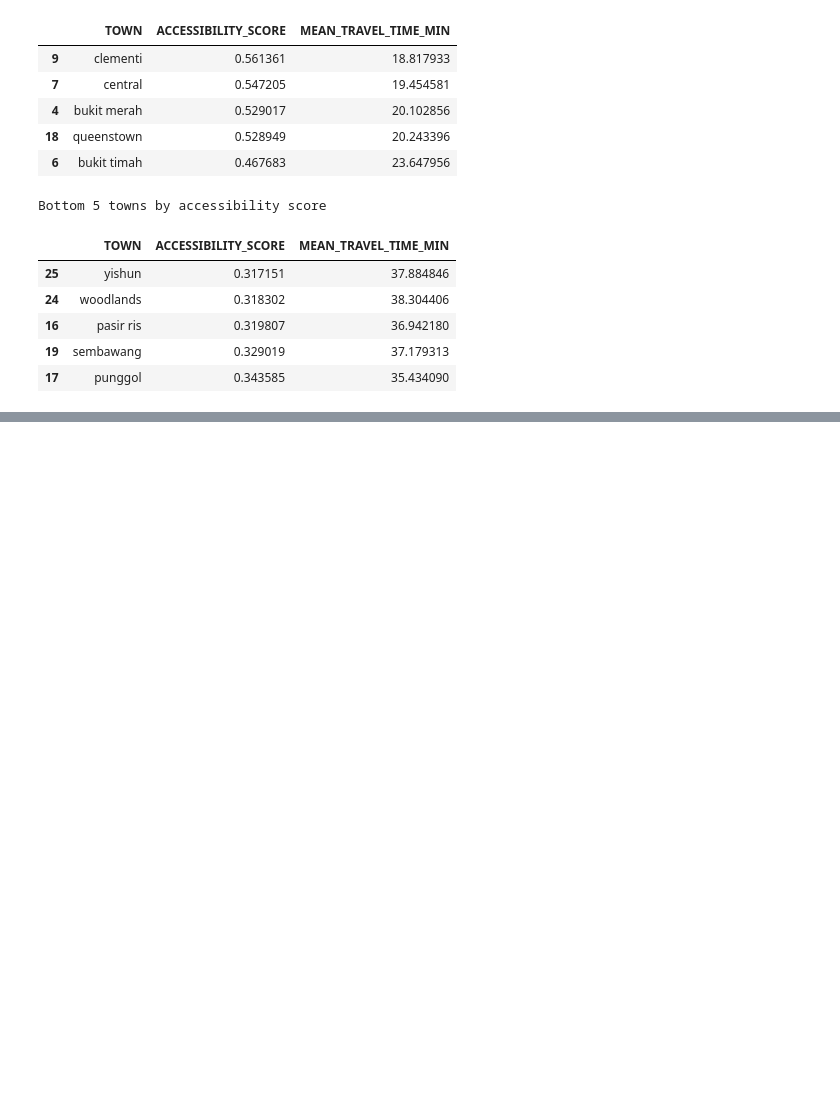
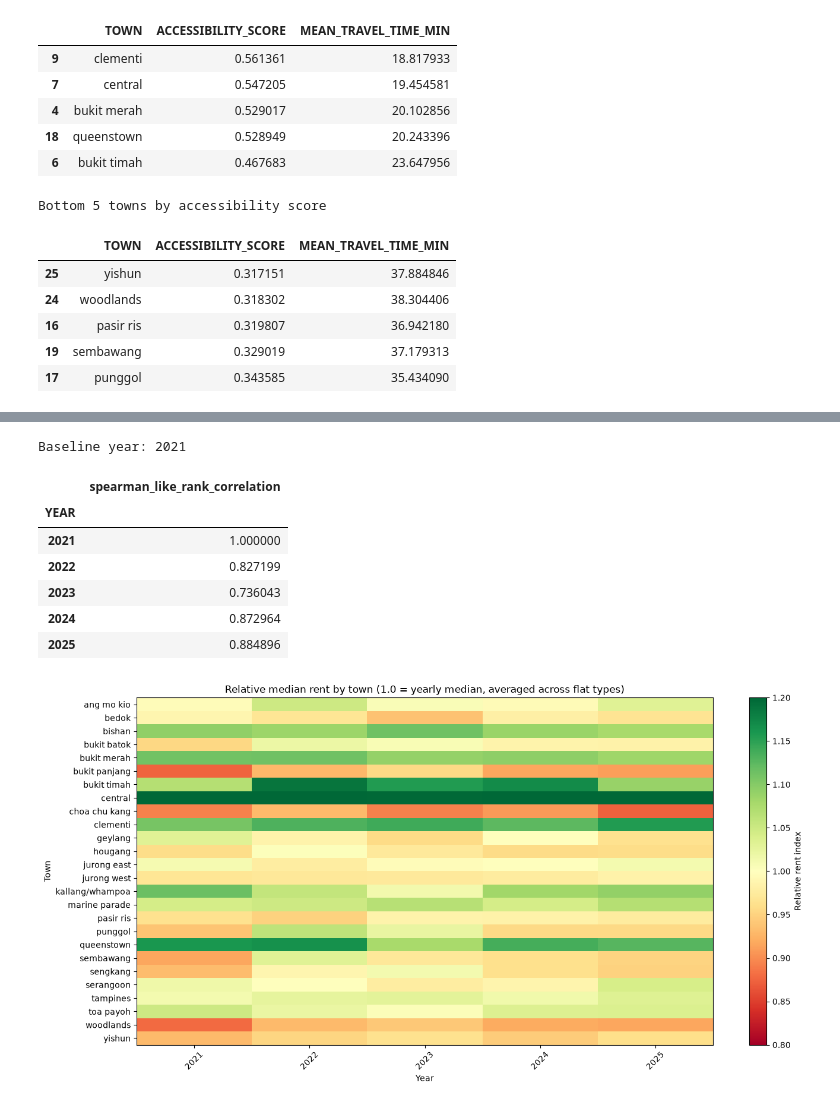
Before and after one commit to elijahkzy/CS5228-project, a Jupyter notebook: final_report/00_data_collection/01_data_viz.ipynb, the cells around one changed output, grey strips where cells are left out. Cells and saved outputs as stored; diff of their text form; code cells hidden in the pictures; blank space fills up the shorter version.

```diff
--- a/final_report/00_data_collection/01_data_viz.ipynb
+++ b/final_report/00_data_collection/01_data_viz.ipynb
@@ -475,0 +525,54 @@ Bottom 5 towns by accessibility score
+# %%
+# Check whether town rent rankings remain relatively stable across years, within flat type.
+rent_check = df.copy()
+rent_check['YEAR'] = pd.to_datetime(rent_check['RENT_APPROVAL_DATE'], errors='coerce').dt.year
+rent_check['MONTHLY_RENT'] = pd.to_numeric(rent_check['MONTHLY_RENT'], errors='coerce')
+rent_check = rent_check.dropna(subset=['YEAR', 'TOWN', 'FLAT_TYPE', 'MONTHLY_RENT'])
+
+town_year = (rent_check.groupby(['YEAR', 'FLAT_TYPE', 'TOWN'])['MONTHLY_RENT']
+             .median().rename('median_rent').reset_index())
+town_year['town_rank'] = (town_year.groupby(['YEAR', 'FLAT_TYPE'])['median_rent']
+                          .rank(ascending=False, method='average'))
+
+years = sorted(town_year['YEAR'].unique())
+baseline_year = years[0]
+baseline = town_year[town_year['YEAR'] == baseline_year]
+rank_check = town_year.merge(
+    baseline[['FLAT_TYPE', 'TOWN', 'town_rank']],
+    on=['FLAT_TYPE', 'TOWN'], suffixes=('', '_baseline')
+)
+rank_check['rank_change'] = rank_check['town_rank'] - rank_check['town_rank_baseline']
+
+stability = (rank_check.groupby('YEAR')
+            .apply(lambda g: g[['town_rank', 'town_rank_baseline']].corr().iloc[0, 1],
+                   include_groups=False)
+            .rename('spearman_like_rank_correlation'))
+print(f'Baseline year: {baseline_year}')
+display(stability.to_frame())
+
+relative_index = (town_year.assign(
+    market_median=town_year.groupby(['YEAR', 'FLAT_TYPE'])['median_rent'].transform('median')
+)).assign(relative_rent_index=lambda x: x['median_rent'] / x['market_median'])
+
+fig, ax = plt.subplots(figsize=(14, 7))
+heatmap_data = (relative_index.groupby(['YEAR', 'TOWN'])['relative_rent_index']
+                .mean().unstack('TOWN'))
+im = ax.imshow(heatmap_data.T, aspect='auto', cmap='RdYlGn', vmin=0.8, vmax=1.2)
+ax.set_xticks(range(len(heatmap_data.index)), heatmap_data.index.astype(int), rotation=45)
+ax.set_yticks(range(len(heatmap_data.columns)), heatmap_data.columns)
+ax.set_xlabel('Year')
+ax.set_ylabel('Town')
+ax.set_title('Relative median rent by town (1.0 = yearly median, averaged across flat types)')
+fig.colorbar(im, ax=ax, label='Relative rent index')
+plt.tight_layout()
+plt.show()
+# %% [output]
+Baseline year: 2021
+|  | spearman_like_rank_correlation |
+| YEAR |  |
+| 2021 | 1.000000 |
+| 2022 | 0.827199 |
+| 2023 | 0.736043 |
+| 2024 | 0.872964 |
+| 2025 | 0.884896 |
+[figure, added]
```
Also changed, not shown: parts of 33 cells of this notebook, 2 other files.
